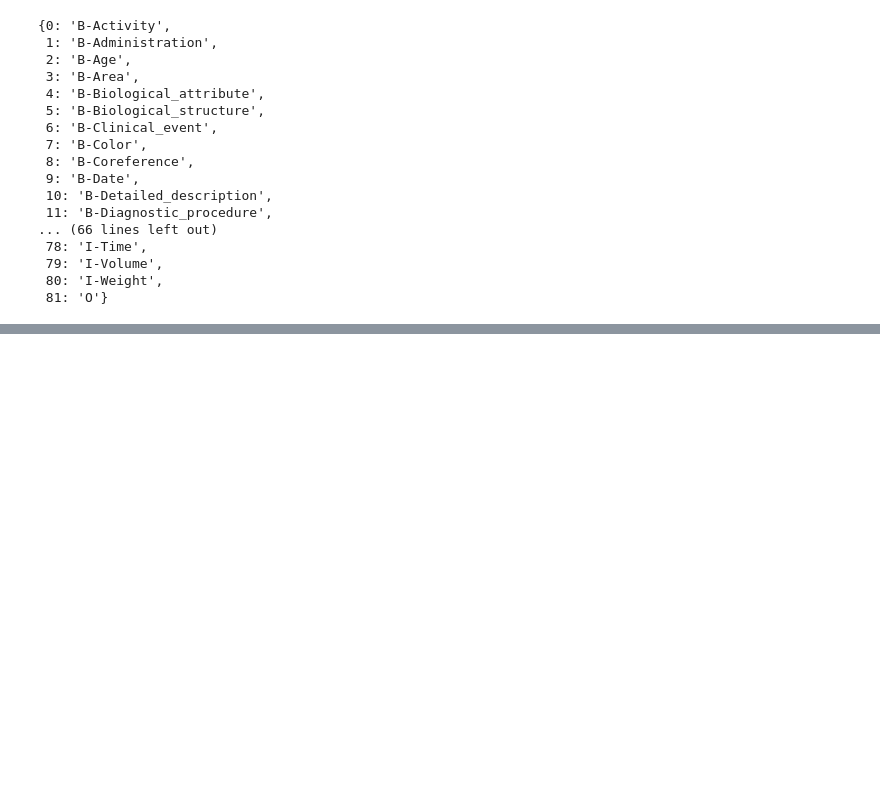
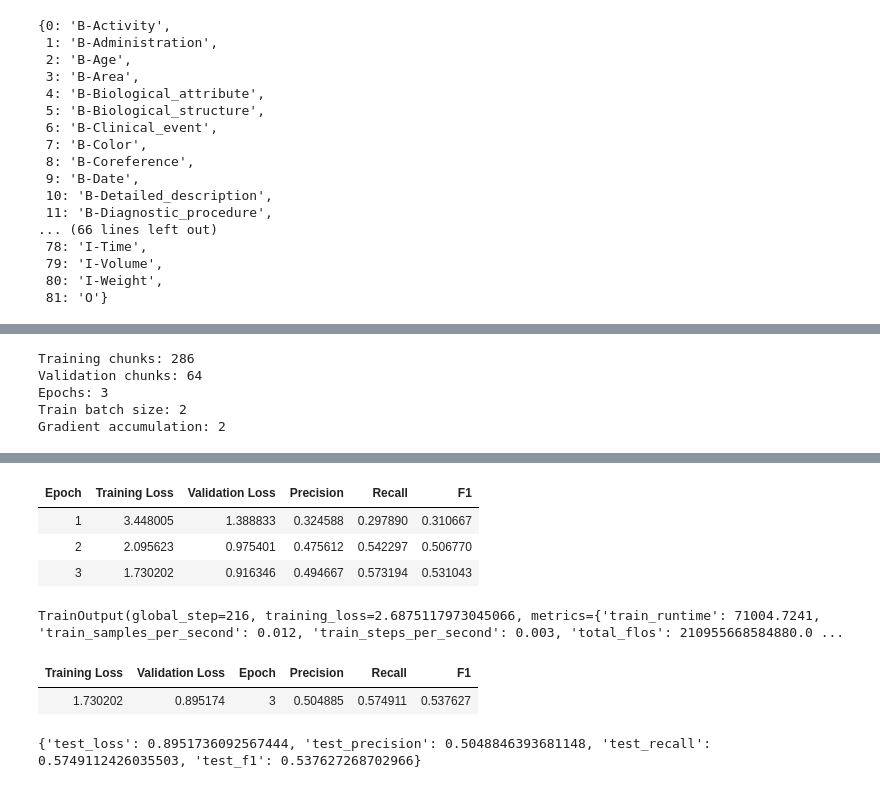
Before and after one commit to Sravanigangul/healthcare-clinical-nlp, a Jupyter notebook: notebooks/Clinical_NER_Training.ipynb, the cells around one changed output, grey strips where cells are left out. Saved outputs shown, nothing was run; the diff lists cells and outputs as text; code cells hidden in the pictures; blank space fills up the shorter version.

Commit message:
Add Eval

```diff
--- a/notebooks/Clinical_NER_Training.ipynb
+++ b/notebooks/Clinical_NER_Training.ipynb
@@ -84,0 +414,8 @@ id2label
+# %%
+train_dataset = Dataset.from_list(train_chunked)
+val_dataset = Dataset.from_list(val_chunked)
+test_dataset = Dataset.from_list(test_chunked)
+
+print(train_dataset)
+print(val_dataset)
+print(test_dataset)
@@ -84,0 +474,6 @@ id2label
+# %%
+from transformers import DataCollatorForTokenClassification
+
+data_collator = DataCollatorForTokenClassification(
+    tokenizer=tokenizer
+)
@@ -84,0 +723,11 @@ id2label
+# %%
+from transformers import AutoModelForTokenClassification
+
+model = AutoModelForTokenClassification.from_pretrained(
+    model_name,
+    num_labels=len(all_labels),
+    id2label=id2label,
+    label2id=label2id
+)
+
+print("Number of labels:", model.config.num_labels)
@@ -84,0 +755,26 @@ id2label
+# %%
+from transformers import Trainer
+
+trainer = Trainer(
+    model=model,
+    args=training_args,
+    train_dataset=train_dataset,
+    eval_dataset=val_dataset,
+    data_collator=data_collator,
+    compute_metrics=compute_metrics
+)
+# %%
+print("Training chunks:", len(trainer.train_dataset))
+print("Validation chunks:", len(trainer.eval_dataset))
+print("Epochs:", trainer.args.num_train_epochs)
+print("Train batch size:", trainer.args.per_device_train_batch_size)
+print("Gradient accumulation:", trainer.args.gradient_accumulation_steps)
+# %% [output]
+Training chunks: 286
+Validation chunks: 64
+Epochs: 3
+Train batch size: 2
+Gradient accumulation: 2
+# %%
+trainer.train()
+# %% [output]
@@ -84,0 +782,13 @@ id2label
+| Epoch | Training Loss | Validation Loss | Precision | Recall | F1 |
+| 1 | 3.448005 | 1.388833 | 0.324588 | 0.297890 | 0.310667 |
+| 2 | 2.095623 | 0.975401 | 0.475612 | 0.542297 | 0.506770 |
+| 3 | 1.730202 | 0.916346 | 0.494667 | 0.573194 | 0.531043 |
+TrainOutput(global_step=216, training_loss=2.6875117973045066, metrics={'train_runtime': 71004.7241, 'train_samples_per_second': 0.012, 'train_steps_per_second': 0.003, 'total_flos': 210955668584880.0 ...
+# %%
+test_results = trainer.evaluate(eval_dataset=test_dataset, metric_key_prefix="test")
+
+print(test_results)
+# %% [output]
+| Training Loss | Validation Loss | Epoch | Precision | Recall | F1 |
+| 1.730202 | 0.895174 | 3 | 0.504885 | 0.574911 | 0.537627 |
+{'test_loss': 0.8951736092567444, 'test_precision': 0.5048846393681148, 'test_recall': 0.5749112426035503, 'test_f1': 0.537627268702966}
```
Also changed, not shown: parts of 67 cells of this notebook.
